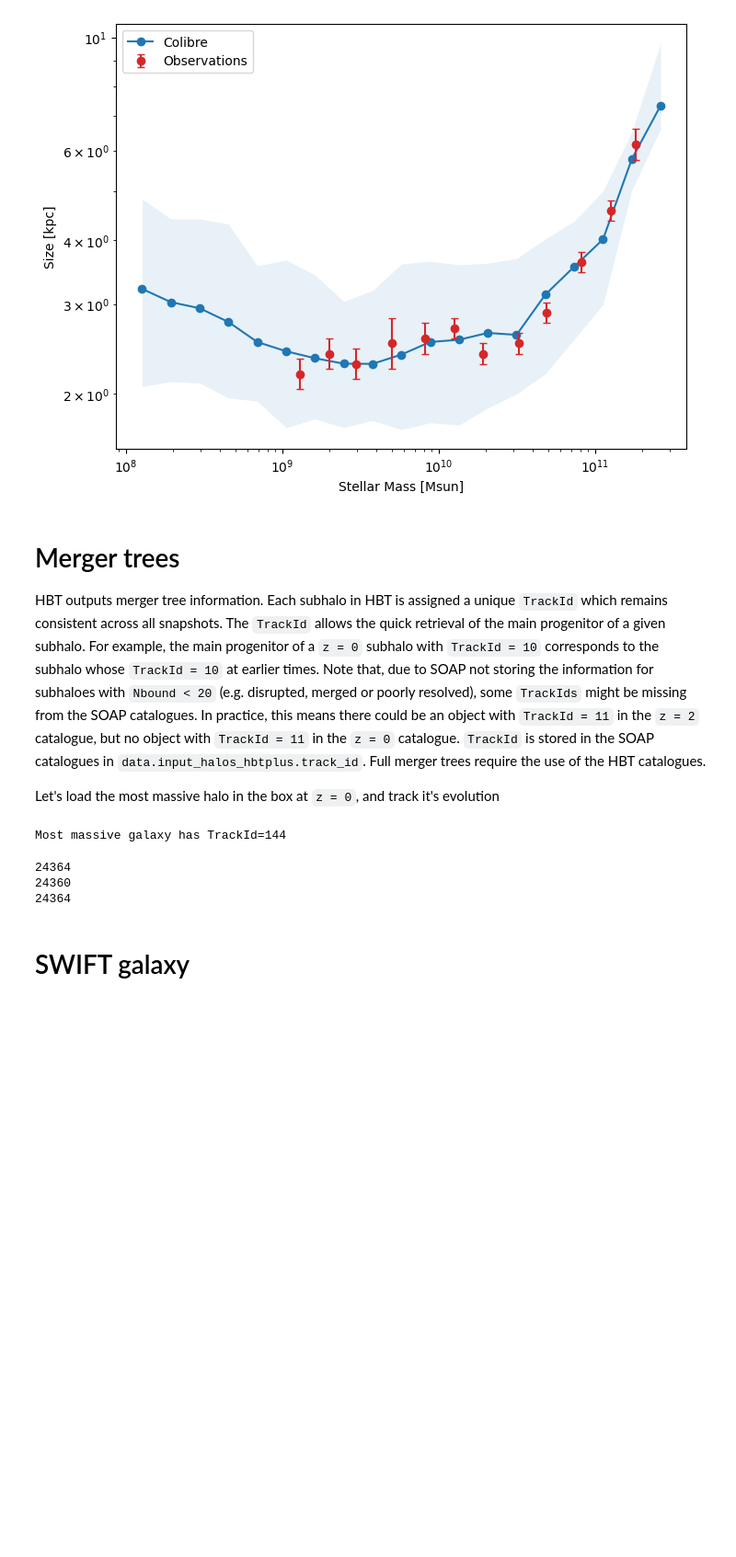
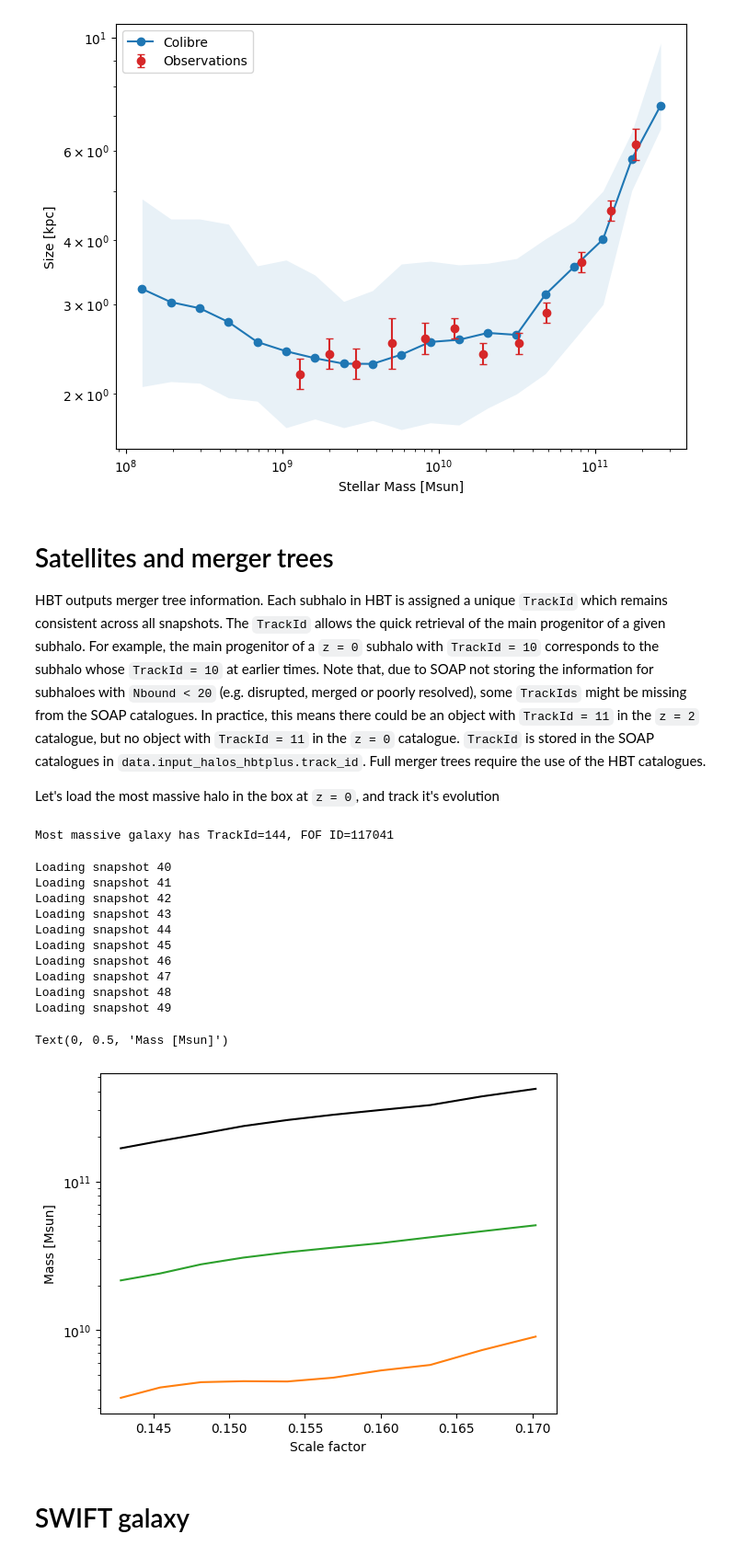
Before and after one commit to robjmcgibbon/COLIBRECON2024, a Jupyter notebook: COLIBRE.ipynb, the cells around one changed output. Shown: that part at 92% size. Cells and saved outputs as stored; diff of their text form; code cells hidden in the pictures; blank space fills up the shorter version.

Commit message:
Merger trees

```diff
--- a/COLIBRE.ipynb
+++ b/COLIBRE.ipynb
@@ -306,7 +306,7 @@ plt.legend()
 <matplotlib.legend.Legend at 0x...>
 [figure]
 # %% [markdown]
-# Merger trees
+# Satellites and merger trees
 
 HBT outputs merger tree information. Each subhalo in HBT is assigned a unique `TrackId` which remains consistent across all snapshots. The `TrackId` allows the quick retrieval of the main progenitor of a given subhalo. For example, the main progenitor of a `z = 0` subhalo with `TrackId = 10` corresponds to the subhalo whose `TrackId = 10` at earlier times. Note that, due to SOAP not storing the information for subhaloes with `Nbound < 20` (e.g. disrupted, merged or poorly resolved), some `TrackIds` might be missing from the SOAP catalogues. In practice, this means there could be an object with `TrackId = 11` in the `z = 2` catalogue, but no object with `TrackId = 11` in the `z = 0` catalogue. `TrackId` is stored in the SOAP catalogues in `data.input_halos_hbtplus.track_id`. Full merger trees require the use of the HBT catalogues.
 
@@ -320,27 +320,51 @@ soap = sw.load(soap_filename)
 # Idenfity the TrackID of the galaxy with the largest stellar mass
 stellar_mass = soap.exclusive_sphere_50kpc.stellar_mass
 soap_idx = np.argmax(stellar_mass)
-track_id = soap.input_halos_hbtplus.track_id[soap_idx].value
-print(f'Most massive galaxy has TrackId={track_id.value}')
+track_id = soap.input_halos_hbtplus.track_id[soap_idx]
+# Grab the FOF ID while we're at it
+fof_id = soap.input_halos_hbtplus.host_fofid[soap_idx]
+print(f'Most massive galaxy has TrackId={track_id.value}, FOF ID={fof_id.value}')
 # %% [output]
-Most massive galaxy has TrackId=144
+Most massive galaxy has TrackId=144, FOF ID=117041
 # %%
 #TODO: ALL snapshots
-snapshots = np.arange(120, 123)
-dm_mass = np.zeros(snapshots.shape[0])
-gas_mass = np.zeros(snapshots.shape[0])
-stellar_mass = np.zeros(snapshots.shape[0])
+snapshots = np.arange(100, 124)
+snapshots = np.arange(40, 50)
+scale_factors = np.zeros(snapshots.shape[0])
+dm_mass = np.zeros(snapshots.shape[0]) * unyt.Unit('Msun')
+gas_mass = np.zeros(snapshots.shape[0]) * unyt.Unit('Msun')
+stellar_mass = np.zeros(snapshots.shape[0]) * unyt.Unit('Msun')
 for i, snap_nr in enumerate(snapshots):
+    print('Loading snapshot', snap_nr)
     soap_filename = f'{simulation_dir}/SOAP/halo_properties_{snap_nr:04}.hdf5'
     soap = sw.load(soap_filename)
+    scale_factors[i] = soap.metadata.a
+
+    # Identify the location of the halo in this SOAP catalogue
     soap_idx = np.argmax(soap.input_halos_hbtplus.track_id[:].value == track_id)
     dm_mass[i] = soap.spherical_overdensity_200_crit.dark_matter_mass[soap_idx]
-
+    gas_mass[i] = soap.spherical_overdensity_200_crit.gas_mass[soap_idx]
     stellar_mass[i] = soap.exclusive_sphere_50kpc.stellar_mass[soap_idx]
-    print(soap_idx)
 # %% [output]
-24364
-24360
-24364
+Loading snapshot 40
+Loading snapshot 41
+Loading snapshot 42
+Loading snapshot 43
+Loading snapshot 44
+Loading snapshot 45
+Loading snapshot 46
+Loading snapshot 47
+Loading snapshot 48
+Loading snapshot 49
+# %%
+plt.plot(scale_factors, dm_mass, label='Dark matter', color='k')
+plt.plot(scale_factors, gas_mass, label='Gas', color='tab:green')
+plt.plot(scale_factors, stellar_mass, label='Stars', color='tab:orange')
+plt.yscale('log')
+plt.xlabel('Scale factor')
+plt.ylabel('Mass [Msun]')
+# %% [output]
+Text(0, 0.5, 'Mass [Msun]')
+[figure, added]
 # %%
 # TODO: plot satellites too
```
Also changed, not shown: parts of 1 cell of this notebook.
